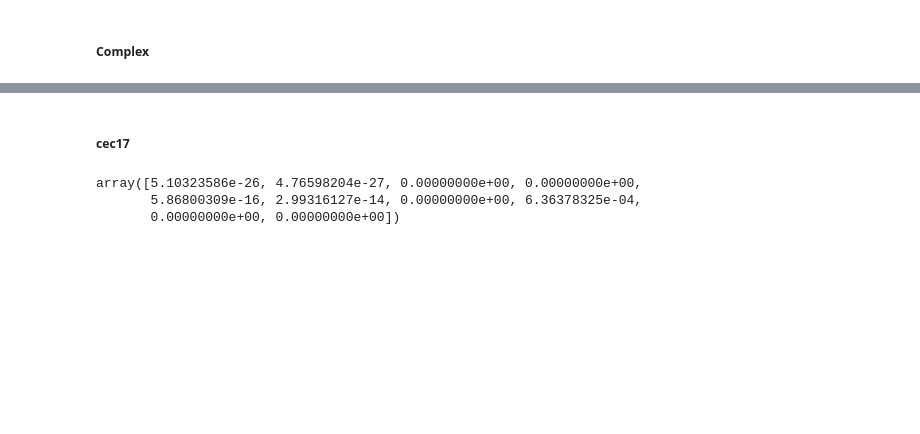
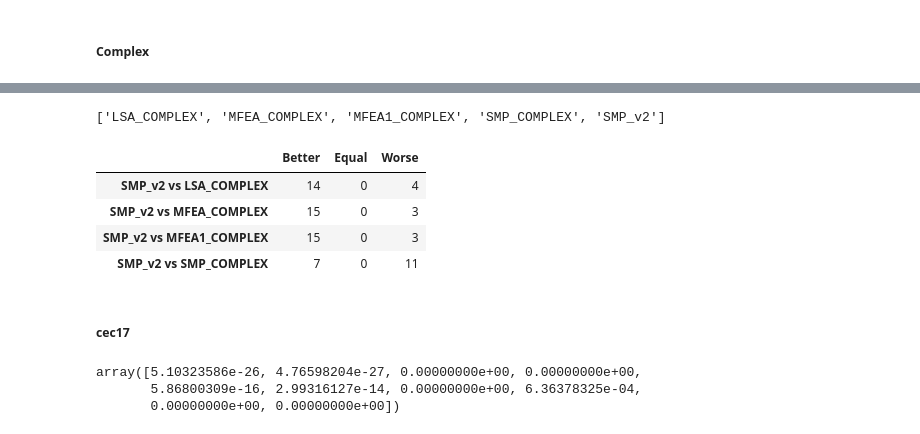
Before and after one commit to KM-MSO/MFEA_MSO, a Jupyter notebook: 5_SMP_MFEA.ipynb, the cells around one changed output, grey strips where cells are left out. Cells and saved outputs as stored; diff of their text form; code cells hidden in the pictures; blank space fills up the shorter version.

```diff
--- a/5_SMP_MFEA.ipynb
+++ b/5_SMP_MFEA.ipynb
@@ -99,3 +89,14 @@ SMP_v2.render_smp()
+# %%
+compare = CompareModel([], None)
+
+compare.summarizing_compare_result(path="./RESULTS/result/WCCI22_complex", idx_main_algo= 4, nb_task= 2, combine= True, ls_benchmark= ls_benchmark[: 9])
+# %% [output]
+['LSA_COMPLEX', 'MFEA_COMPLEX', 'MFEA1_COMPLEX', 'SMP_COMPLEX', 'SMP_v2']
+|  | Better | Equal | Worse |
+| SMP_v2 vs LSA_COMPLEX | 14 | 0 | 4 |
+| SMP_v2 vs MFEA_COMPLEX | 15 | 0 | 3 |
+| SMP_v2 vs MFEA1_COMPLEX | 15 | 0 | 3 |
+| SMP_v2 vs SMP_COMPLEX | 7 | 0 | 11 |
 # %% [markdown]
 ##### cec17
 # %%
```
Also changed, not shown: parts of 7 cells of this notebook, 6 other files.
